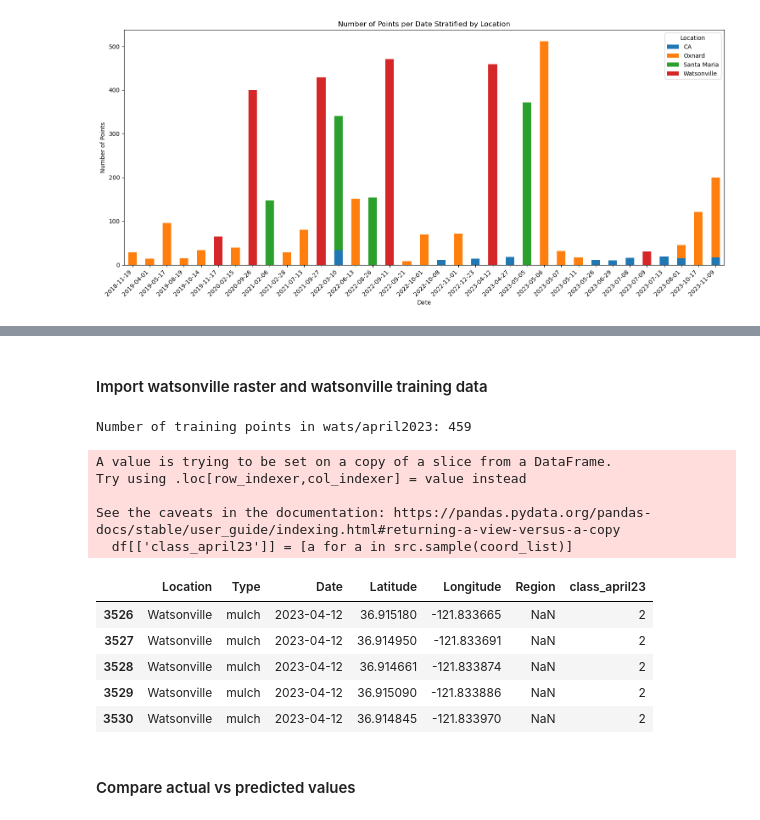
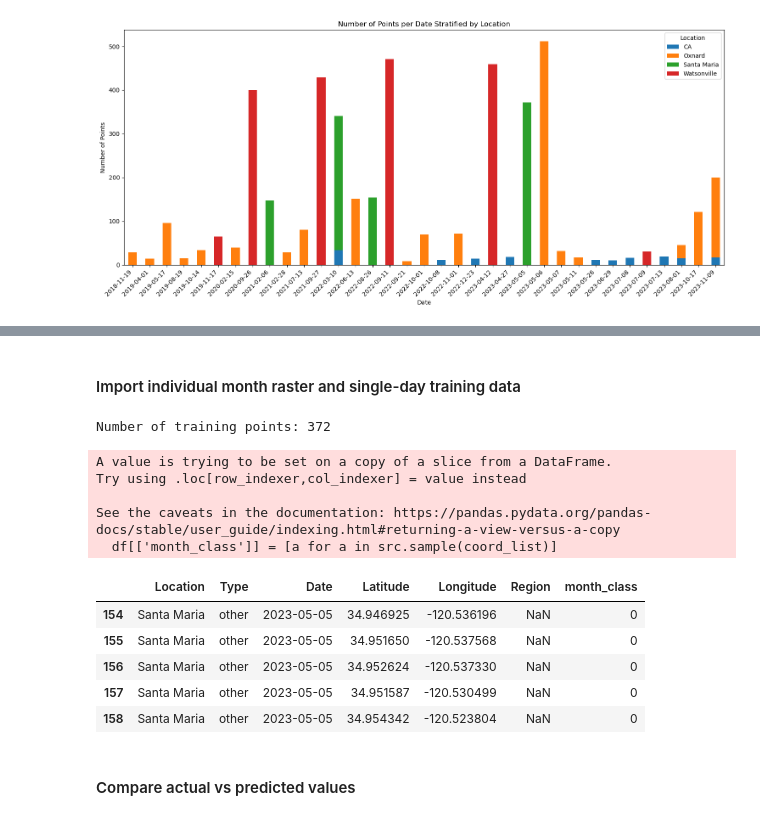
Before and after one commit to tnc-ca-geo/rs-ag-plastics, a Jupyter notebook: AT_Validation_Monthly_2025.ipynb, the cells around one changed output, grey strips where cells are left out. Cells and saved outputs as stored; diff of their text form; code cells hidden in the pictures.

```diff
--- a/AT_Validation_Monthly_2025.ipynb
+++ b/AT_Validation_Monthly_2025.ipynb
@@ -100,34 +114,46 @@ Name: count, dtype: int64
 # %% [markdown]
-#### Import watsonville raster and watsonville training data
+#### Import individual month raster and single-day training data
 # %%
-# filter all_data_test to only points from 2023-04-12
-wats_april23 = all_data_test[all_data_test['Date'] == '2023-04-12']
-print('Number of training points in wats/april2023:', wats_april23.shape[0])
+# filter all_data_test to only points from a single date/area
+wats_april23 = all_data_test[all_data_test['Date'] == '2023-04-12'] # Watsonville points from April 12, 2023
+ox_may23 = all_data_test[all_data_test['Date'] == '2023-05-06'] # Oxnard points from May 6, 2023
+sm_may23 = all_data_test[all_data_test['Date'] == '2023-05-05'] # Santa Maria points from May 5, 2023
+ox_oct_nov22 = all_data_test[all_data_test['Date'].isin(['2022-10-01', '2022-11-01'])] # oct 1 is close enough to be considered against november classification
+wats_sept22 = all_data_test[all_data_test['Date'] == '2022-09-11'] # Watsonville points from September 11, 2022
 
-df = wats_april23
-raster = 'N:/OCEANS_Program/Plastics/Agricultural_Plastics/AgPlastics_Pro/EE_uploads_exports/v1_1/PlasticClass_SantaCruzCo_April2023_v1_1.tif'
+# Import classification rasters for those months/areas
+wats_april23_ras = 'N:/OCEANS_Program/Plastics/Agricultural_Plastics/AgPlastics_Pro/EE_uploads_exports/v1_1/PlasticClass_SantaCruzCo_April2023_v1_1.tif'
+ox_may23_ras = 'N:/OCEANS_Program/Plastics/Agricultural_Plastics/AgPlastics_Pro/EE_uploads_exports/v1_1/PlasticClass_VenturaCo_May2023_v1_1.tif'
+sm_may23_ras = 'N:/OCEANS_Program/Plastics/Agricultural_Plastics/AgPlastics_Pro/EE_uploads_exports/v1_1/PlasticClass_SantaBarbaraCo_May2023_v1_1.tif'
+ox_nov22_ras = 'N:/OCEANS_Program/Plastics/Agricultural_Plastics/AgPlastics_Pro/EE_uploads_exports/v1_1/PlasticClass_VenturaCo_Nov2022_v1_1.tif'
+wats_sept22_ras = 'N:/OCEANS_Program/Plastics/Agricultural_Plastics/AgPlastics_Pro/EE_uploads_exports/v1_1/PlasticClass_SantaCruzCo_Sept2022_v1_1.tif'
 
-# Open the raster file
+# select one raster and df for analysis
+raster = sm_may23_ras
+df = sm_may23
+
+print('Number of training points:', df.shape[0])
+
 with rasterio.open(raster) as src:
     # Create a list of coordinates from the dataframe
     coord_list = [(x, y) for x, y in zip(df["Longitude"], df["Latitude"])]
     # Sample the raster at the given coordinates
-    df[['class_april23']] = [a for a in src.sample(coord_list)]
+    df[['month_class']] = [a for a in src.sample(coord_list)]
 
 df.head()
 # %% [output]
-Number of training points in wats/april2023: 459
+Number of training points: 372
 A value is trying to be set on a copy of a slice from a DataFrame.
 Try using .loc[row_indexer,col_indexer] = value instead
 
 See the caveats in the documentation: https://pandas.pydata.org/pandas-docs/stable/user_guide/indexing.html#returning-a-view-versus-a-copy
-  df[['class_april23']] = [a for a in src.sample(coord_list)]
+  df[['month_class']] = [a for a in src.sample(coord_list)]
-|  | Location | Type | Date | Latitude | Longitude | Region | class_april23 |
-| 3526 | Watsonville | mulch | 2023-04-12 | 36.915180 | -121.833665 | NaN | 2 |
-| 3527 | Watsonville | mulch | 2023-04-12 | 36.914950 | -121.833691 | NaN | 2 |
-| 3528 | Watsonville | mulch | 2023-04-12 | 36.914661 | -121.833874 | NaN | 2 |
-| 3529 | Watsonville | mulch | 2023-04-12 | 36.915090 | -121.833886 | NaN | 2 |
-| 3530 | Watsonville | mulch | 2023-04-12 | 36.914845 | -121.833970 | NaN | 2 |
+|  | Location | Type | Date | Latitude | Longitude | Region | month_class |
+| 154 | Santa Maria | other | 2023-05-05 | 34.946925 | -120.536196 | NaN | 0 |
+| 155 | Santa Maria | other | 2023-05-05 | 34.951650 | -120.537568 | NaN | 0 |
+| 156 | Santa Maria | other | 2023-05-05 | 34.952624 | -120.537330 | NaN | 0 |
+| 157 | Santa Maria | other | 2023-05-05 | 34.951587 | -120.530499 | NaN | 0 |
+| 158 | Santa Maria | other | 2023-05-05 | 34.954342 | -120.523804 | NaN | 0 |
 # %% [markdown]
 #### Compare actual vs predicted values
 # %%
```
Also changed, not shown: parts of 2 cells of this notebook.
